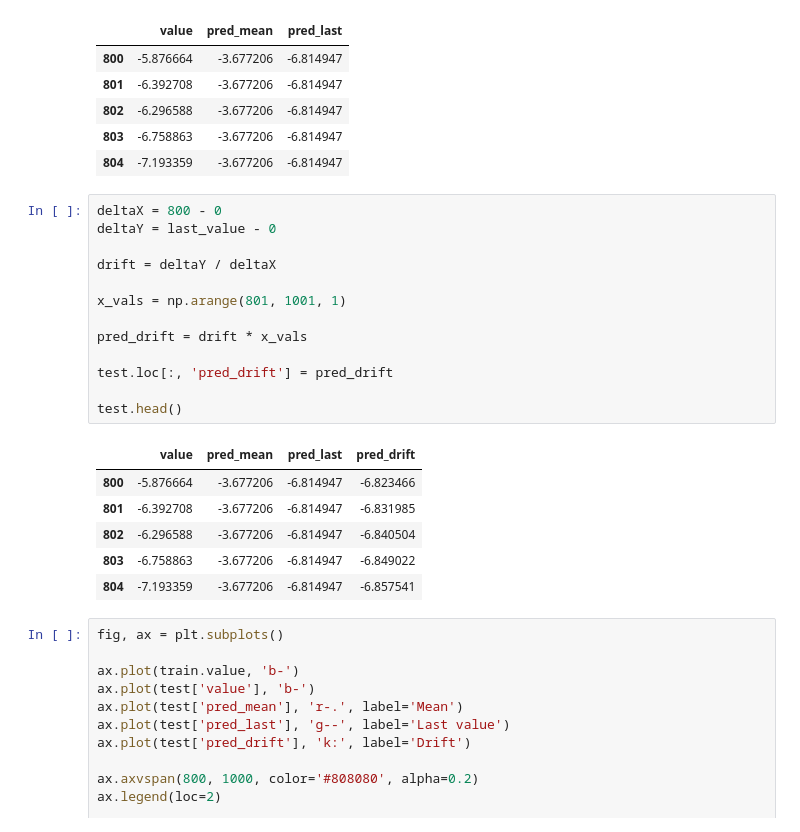
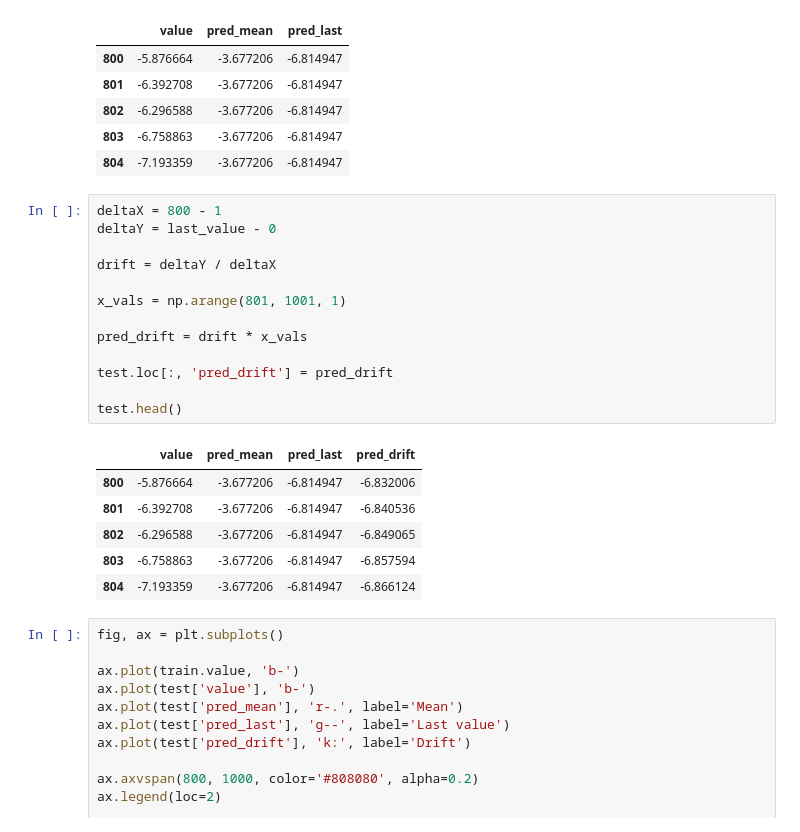
Before and after one commit to marcopeix/TimeSeriesForecastingInPython, a Jupyter notebook: CH03/CH03.ipynb, the cells around one changed output. Cells and saved outputs as stored; diff of their text form.

```diff
--- a/CH03/CH03.ipynb
+++ b/CH03/CH03.ipynb
@@ -262,25 +262,25 @@ test.head()
 | 803 | -6.758863 | -3.677206 | -6.814947 |
 | 804 | -7.193359 | -3.677206 | -6.814947 |
 # %%
-deltaX = 800 - 0
+deltaX = 800 - 1
 deltaY = last_value - 0
 
 drift = deltaY / deltaX
 
 x_vals = np.arange(801, 1001, 1)
 
 pred_drift = drift * x_vals
 
 test.loc[:, 'pred_drift'] = pred_drift
 
 test.head()
 # %% [output]
 |  | value | pred_mean | pred_last | pred_drift |
-| 800 | -5.876664 | -3.677206 | -6.814947 | -6.823466 |
-| 801 | -6.392708 | -3.677206 | -6.814947 | -6.831985 |
-| 802 | -6.296588 | -3.677206 | -6.814947 | -6.840504 |
-| 803 | -6.758863 | -3.677206 | -6.814947 | -6.849022 |
-| 804 | -7.193359 | -3.677206 | -6.814947 | -6.857541 |
+| 800 | -5.876664 | -3.677206 | -6.814947 | -6.832006 |
+| 801 | -6.392708 | -3.677206 | -6.814947 | -6.840536 |
+| 802 | -6.296588 | -3.677206 | -6.814947 | -6.849065 |
+| 803 | -6.758863 | -3.677206 | -6.814947 | -6.857594 |
+| 804 | -7.193359 | -3.677206 | -6.814947 | -6.866124 |
 # %%
 fig, ax = plt.subplots()
 
```
Also changed, not shown: parts of 2 cells of this notebook.
